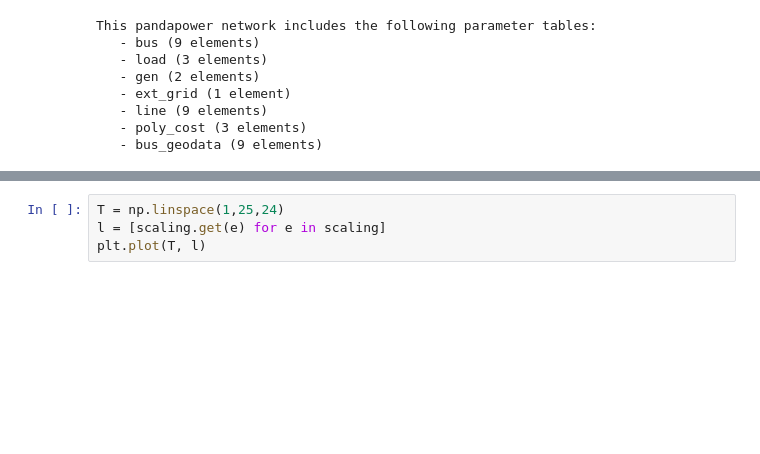
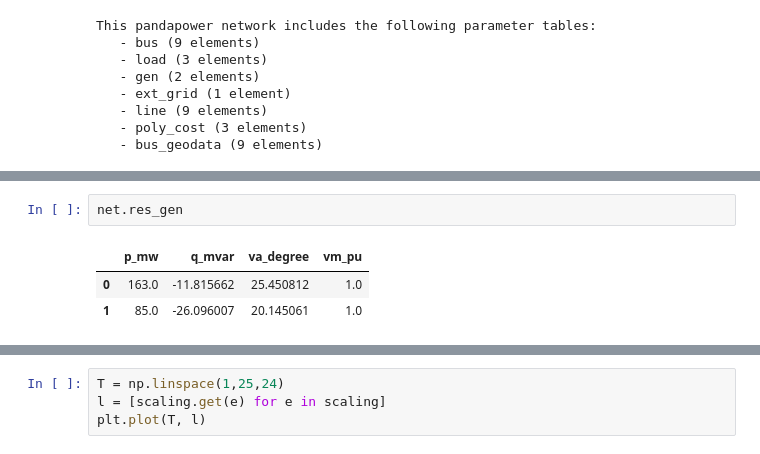
Before and after one commit to nensanc/PowerSystem, a Jupyter notebook: examples/ecuations.ipynb, the cells around one changed output, grey strips where cells are left out. Saved outputs shown, nothing was run; the diff lists cells and outputs as text; blank space fills up the shorter version.

```diff
--- a/examples/ecuations.ipynb
+++ b/examples/ecuations.ipynb
@@ -27,0 +39,6 @@ multiplier = 1.2
+# %%
+net.res_gen
+# %% [output]
+|  | p_mw | q_mvar | va_degree | vm_pu |
+| 0 | 163.0 | -11.815662 | 25.450812 | 1.0 |
+| 1 | 85.0 | -26.096007 | 20.145061 | 1.0 |
```
Also changed, not shown: parts of 7 cells of this notebook, 22 other files.
